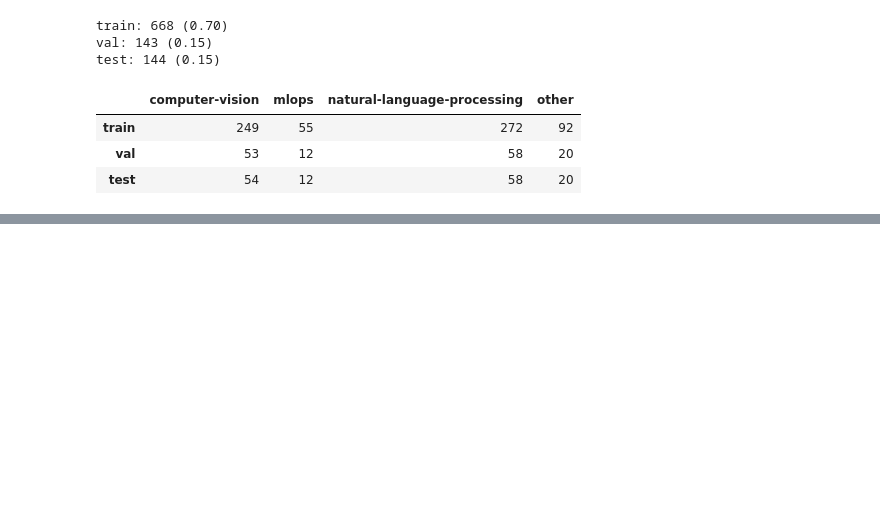
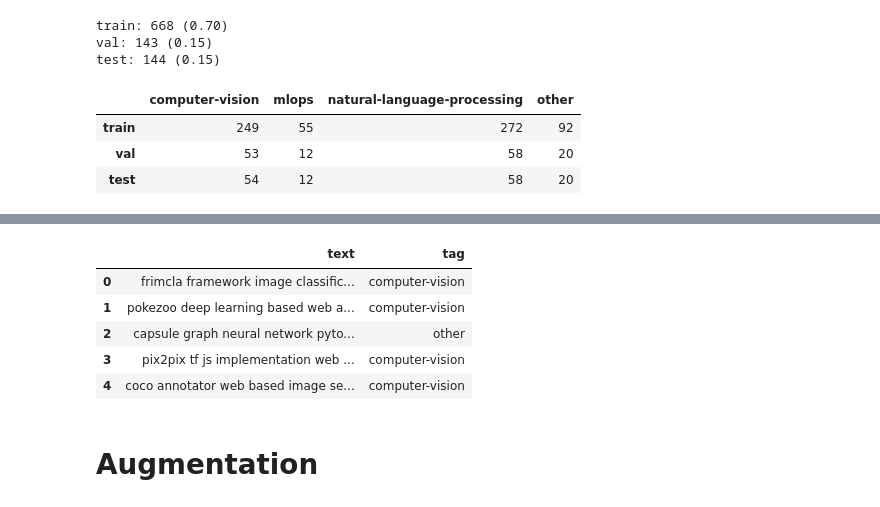
Before and after one commit to mukul74/DailyPractise, a Jupyter notebook: MLops/Project1.ipynb, the cells around one changed output, grey strips where cells are left out. Drawn from its saved outputs; the diff is of its cells as text; code cells hidden in the pictures; blank space fills up the shorter version.

```diff
--- a/MLops/Project1.ipynb
+++ b/MLops/Project1.ipynb
@@ -440,0 +501,11 @@ pd.DataFrame({
+# %%
+val_df.head()
+# %% [output]
+|  | text | tag |
+| 0 | frimcla framework image classific... | computer-vision |
+| 1 | pokezoo deep learning based web a... | computer-vision |
+| 2 | capsule graph neural network pyto... | other |
+| 3 | pix2pix tf js implementation web ... | computer-vision |
+| 4 | coco annotator web based image se... | computer-vision |
+# %% [markdown]
+# Augmentation
```
Also changed, not shown: parts of 5 cells of this notebook.
